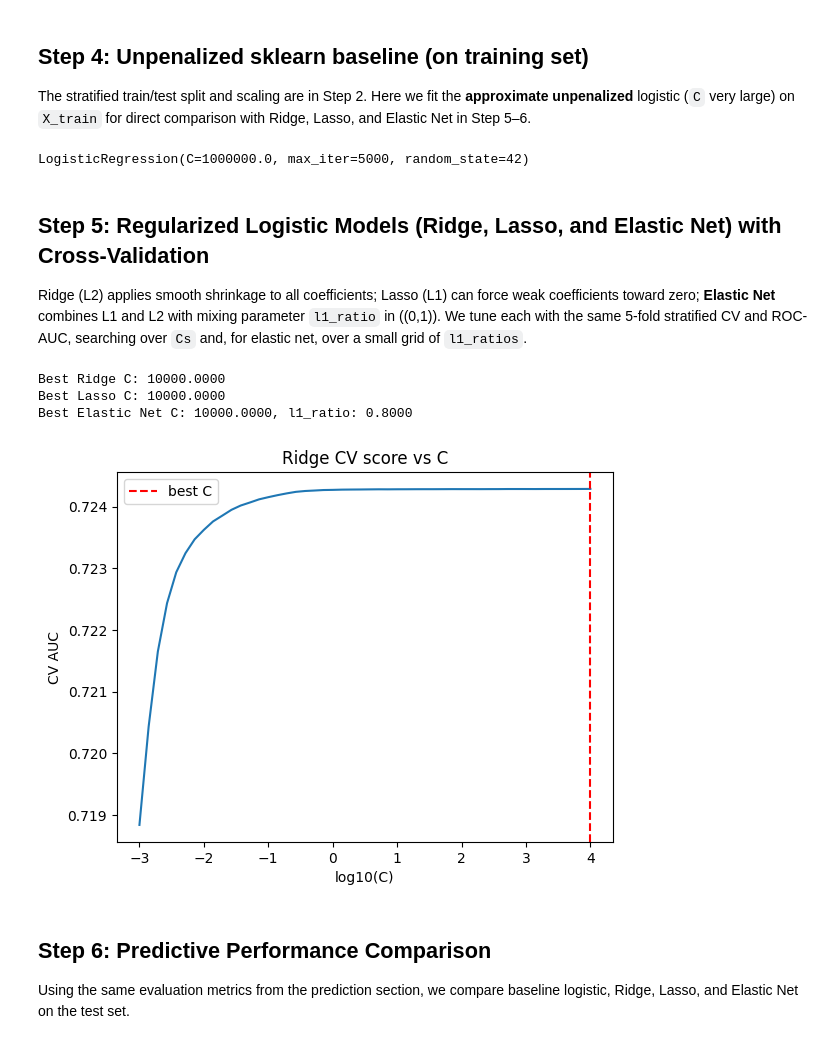
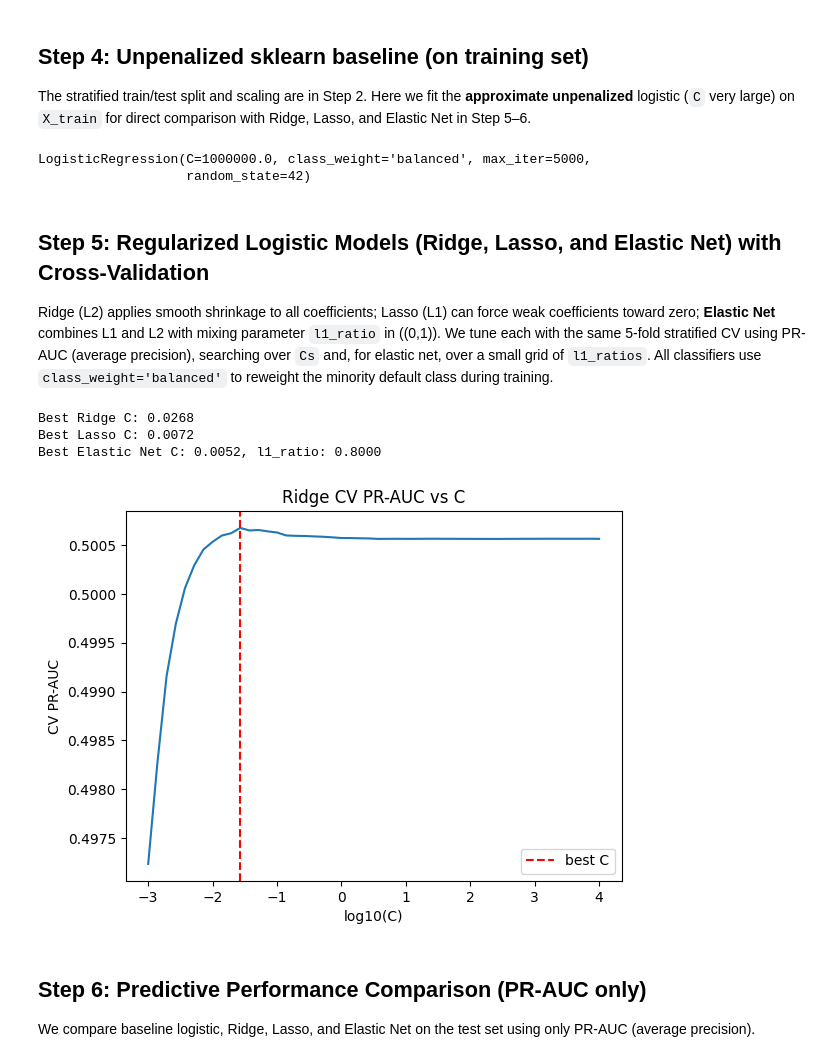
Before and after one commit to minuuva/Credit-Default-Inference-Prediction, a Jupyter notebook: notebooks/regularization.ipynb, the cells around one changed output. Cells and saved outputs as stored; diff of their text form; code cells hidden in the pictures.

```diff
--- a/notebooks/regularization.ipynb
+++ b/notebooks/regularization.ipynb
@@ -74,15 +74,20 @@ The stratified train/test split and scaling are in Step 2. Here we fit the **app
 # %%
 # X_train, X_test, y_train, y_test come from Step 2 (no second split)
 baseline = LogisticRegression(
-    C=1e6, solver="lbfgs", max_iter=5000, random_state=42
+    C=1e6,
+    solver="lbfgs",
+    class_weight="balanced",
+    max_iter=5000,
+    random_state=42,
 )
 baseline.fit(X_train, y_train)
 # %% [output]
-LogisticRegression(C=1000000.0, max_iter=5000, random_state=42)
+LogisticRegression(C=1000000.0, class_weight='balanced', max_iter=5000,
+                   random_state=42)
 # %% [markdown]
 ## Step 5: Regularized Logistic Models (Ridge, Lasso, and Elastic Net) with Cross-Validation
 
-Ridge (L2) applies smooth shrinkage to all coefficients; Lasso (L1) can force weak coefficients toward zero; **Elastic Net** combines L1 and L2 with mixing parameter `l1_ratio` in \((0,1)\). We tune each with the same 5-fold stratified CV and ROC-AUC, searching over `Cs` and, for elastic net, over a small grid of `l1_ratios`.
+Ridge (L2) applies smooth shrinkage to all coefficients; Lasso (L1) can force weak coefficients toward zero; **Elastic Net** combines L1 and L2 with mixing parameter `l1_ratio` in \((0,1)\). We tune each with the same 5-fold stratified CV using PR-AUC (average precision), searching over `Cs` and, for elastic net, over a small grid of `l1_ratios`. All classifiers use `class_weight='balanced'` to reweight the minority default class during training.
 # %%
 cv = StratifiedKFold(n_splits=5, shuffle=True, random_state=42)
 Cs = np.logspace(-3, 4, 50)
@@ -92,7 +97,8 @@ ridge_cv = LogisticRegressionCV(
     cv=cv,
     penalty="l2",
     solver="saga",
-    scoring="roc_auc",
+    class_weight="balanced",
+    scoring="average_precision",
     max_iter=5000,
     random_state=42,
     n_jobs=-1,
@@ -104,7 +110,8 @@ lasso_cv = LogisticRegressionCV(
     cv=cv,
     penalty="l1",
     solver="saga",
-    scoring="roc_auc",
+    class_weight="balanced",
+    scoring="average_precision",
     max_iter=5000,
     random_state=42,
     n_jobs=-1,
@@ -118,7 +125,8 @@ elasticnet_cv = LogisticRegressionCV(
     penalty="elasticnet",
     solver="saga",
     l1_ratios=l1_ratios_enet,
-    scoring="roc_auc",
+    class_weight="balanced",
+    scoring="average_precision",
     max_iter=5000,
     random_state=42,
     n_jobs=-1,
@@ -132,25 +140,25 @@ print(
     f"l1_ratio: {elasticnet_cv.l1_ratio_[0]:.4f}"
 )
 # %% [output]
-Best Ridge C: 10000.0000
-Best Lasso C: 10000.0000
-Best Elastic Net C: 10000.0000, l1_ratio: 0.8000
+Best Ridge C: 0.0268
+Best Lasso C: 0.0072
+Best Elastic Net C: 0.0052, l1_ratio: 0.8000
 # %%
 import matplotlib.pyplot as plt
 
 ridge_scores = ridge_cv.scores_[1].mean(axis=0)  # shape: (n_Cs,)
 
 plt.plot(np.log10(Cs), ridge_scores)
 plt.xlabel("log10(C)")
-plt.ylabel("CV AUC")
-plt.title("Ridge CV score vs C")
+plt.ylabel("CV PR-AUC")
+plt.title("Ridge CV PR-AUC vs C")
 plt.axvline(np.log10(ridge_cv.C_[0]), color="red", linestyle="--", label="best C")
 plt.legend()
 plt.show()
 # %% [output]
-[figure, old version]
+[figure, new version]
 # %% [markdown]
-## Step 6: Predictive Performance Comparison
+## Step 6: Predictive Performance Comparison (PR-AUC only)
 
-Using the same evaluation metrics from the prediction section, we compare baseline logistic, Ridge, Lasso, and Elastic Net on the test set.
+We compare baseline logistic, Ridge, Lasso, and Elastic Net on the test set using only PR-AUC (average precision).
 # %%
```
Also changed, not shown: parts of 9 cells of this notebook.
